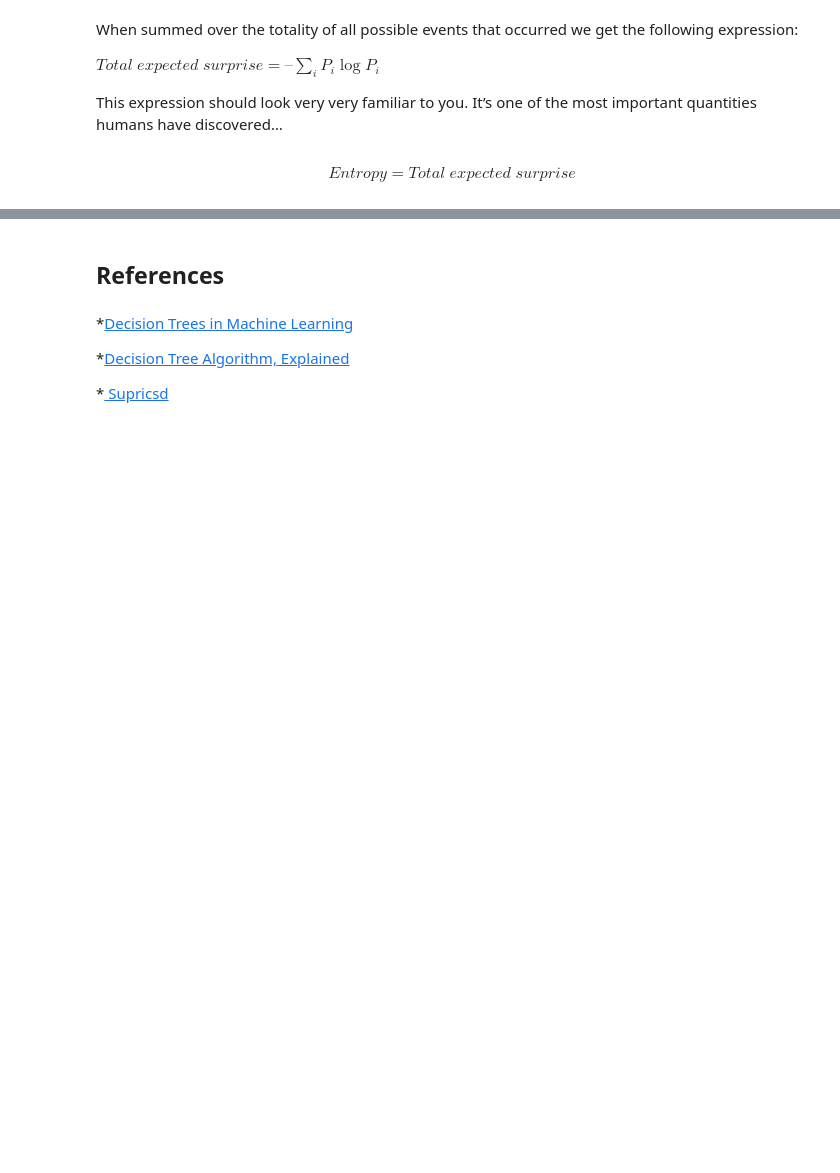
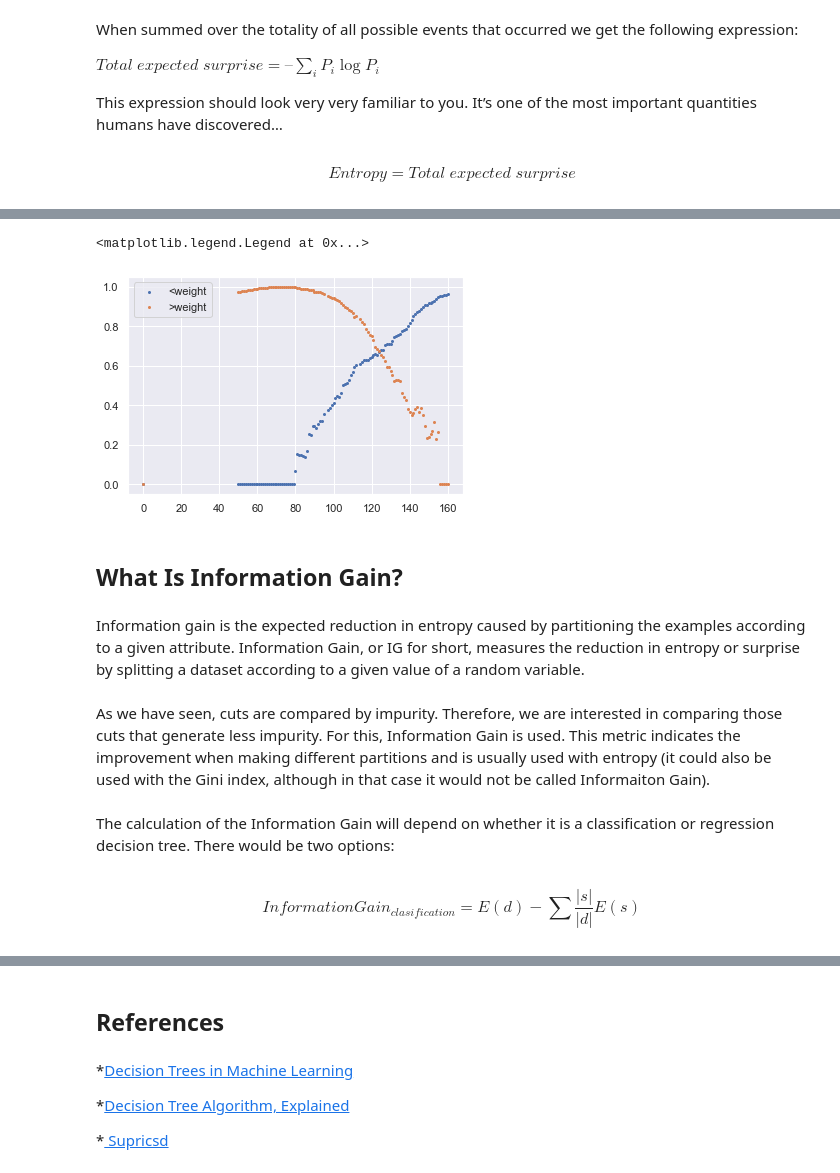
Before and after one commit to daodavid/classic-ML, a Jupyter notebook: notes/decision_tree.ipynb, the cells around one changed output, grey strips where cells are left out. Saved outputs shown, nothing was run; the diff lists cells and outputs as text; code cells hidden in the pictures; blank space fills up the shorter version.

Commit message:
deciosion tree

```diff
--- a/notes/decision_tree.ipynb
+++ b/notes/decision_tree.ipynb
@@ -112,0 +134,12 @@ Total expected surprise is entropy. And entropy is a measure of uncertainty.
+# %%
+def entropy(y):
+    """
+    Given a Pandas Series, it calculates the Entropy
+    y: variable with wich calculate Entropy
+    """
+    if isinstance(y, pd.Series):
+        p = y.value_counts()/y.shape[0]
+        entropy = np.sum(-p*np.log2(p)+1e-9)
+        return(entropy)
+    else :
+        raise("Object y must to be a Pandas Series")
@@ -112,0 +167,28 @@ Total expected surprise is entropy. And entropy is a measure of uncertainty.
+# %%
+weights = df['Weight'].unique()
+data = np.array([0,0,0])
+for i in range(1,len(weights)):
+    weight = weights[i]
+    a = df[df['Weight']<weight]
+    b = df[df['Weight']>weight]
+    e = entropy(a['obese'])
+    e_1 = entropy(b['obese'])
+    data = np.vstack([data,[weight,e,e_1]])
+# %%
+plt.scatter(data[:,0],data[:,1],s=4,label='<weight')
+plt.scatter(data[:,0],data[:,2],s=4,label='>weight')
+plt.legend()
+# %% [output]
+<matplotlib.legend.Legend at 0x...>
+[figure, added]
+# %% [markdown]
+<h2> What Is Information Gain? </h2>
+# %% [markdown]
+Information gain is the expected reduction in entropy caused by partitioning the examples according to a given attribute.
+Information Gain, or IG for short, measures the reduction in entropy or surprise by splitting a dataset according to a given value of a random variable.
+# %% [markdown]
+As we have seen, cuts are compared by impurity. Therefore, we are interested in comparing those cuts that generate less impurity. For this, Information Gain is used. This metric indicates the improvement when making different partitions and is usually used with entropy (it could also be used with the Gini index, although in that case it would not be called Informaiton Gain).
+# %% [markdown]
+The calculation of the Information Gain will depend on whether it is a classification or regression decision tree. There would be two options:
+# %% [markdown]
+$$ InformationGain_{clasification} = E(d) - \sum\frac{|s|}{|d|}E(s)$$
```
Also changed, not shown: parts of 17 cells of this notebook.
